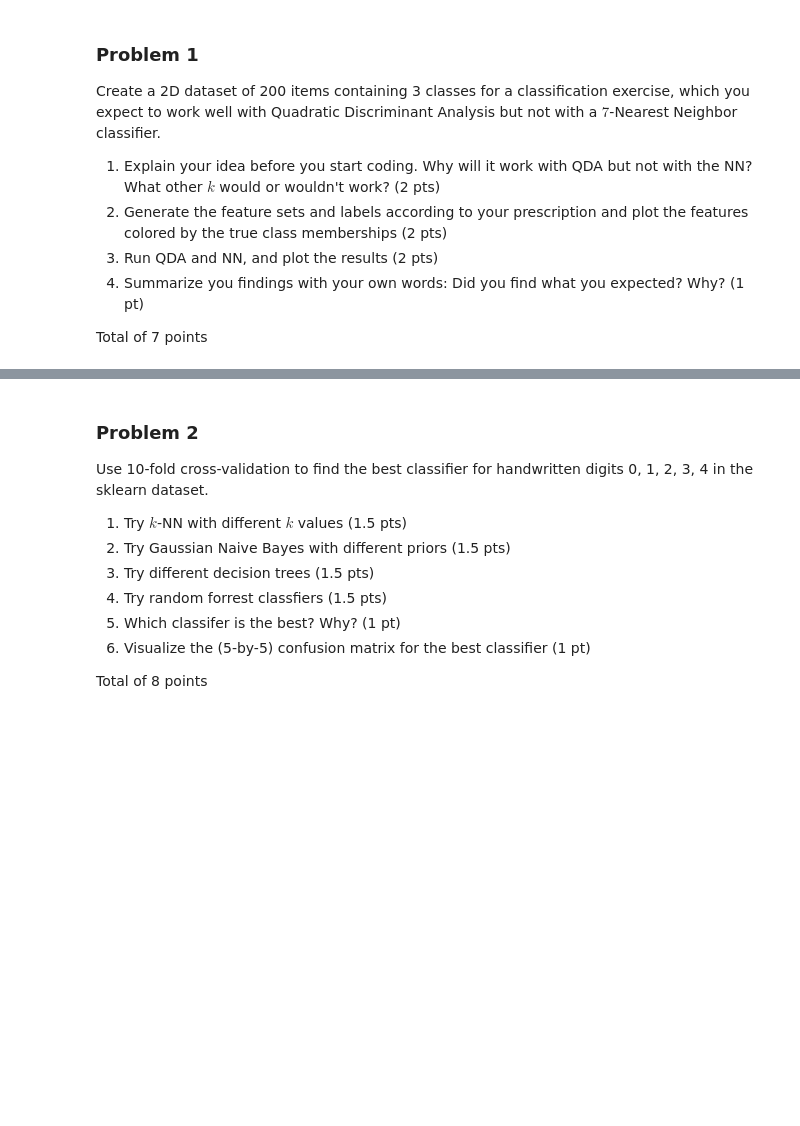
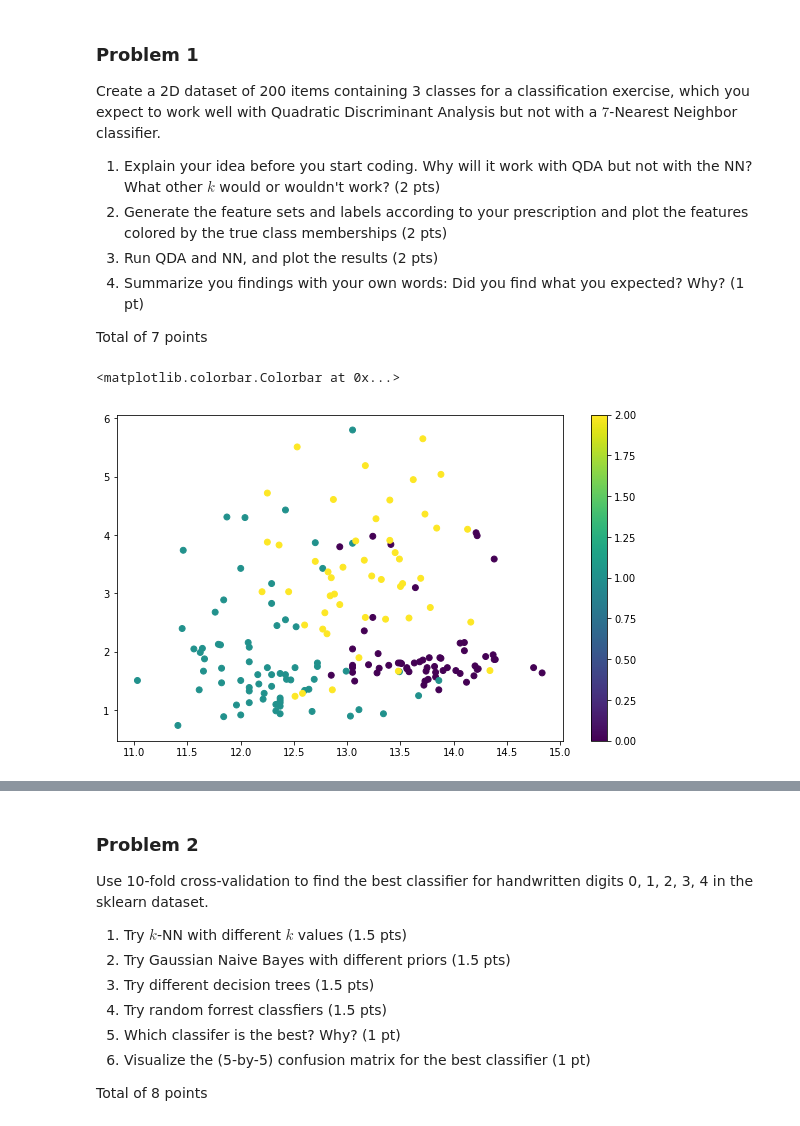
Before and after one commit to ak2fresh/Documents, a Jupyter notebook: JHU/Fall 2019/Data Mining/Homework/Assignment2.ipynb, the cells around one changed output, grey strips where cells are left out. Drawn from its saved outputs; the diff is of its cells as text; code cells hidden in the pictures; blank space fills up the shorter version.

```diff
--- a/JHU/Fall 2019/Data Mining/Homework/Assignment2.ipynb
+++ b/JHU/Fall 2019/Data Mining/Homework/Assignment2.ipynb
@@ -31,0 +39,12 @@ Total of 7 points
+# %%
+wine = datasets.load_wine()
+wine_df = pd.DataFrame(wine.data,columns= wine.feature_names)
+wine_df['target'] = wine.target
+#wine_df
+# %%
+plt.figure(figsize=(10, 6))
+plt.scatter(wine.data[:,0], wine.data[:,1], c = wine.target, marker = 'o', s = 35) # plot data with true labels
+plt.colorbar()
+# %% [output]
+<matplotlib.colorbar.Colorbar at 0x...>
+[figure, added]
```
Also changed, not shown: parts of 6 cells of this notebook, 12 other files.
